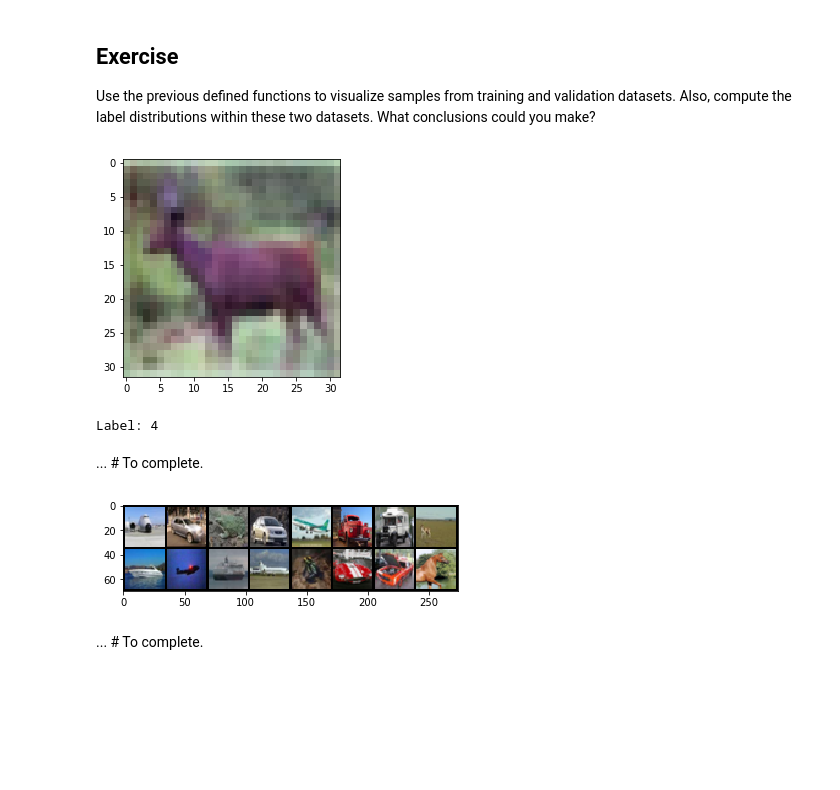
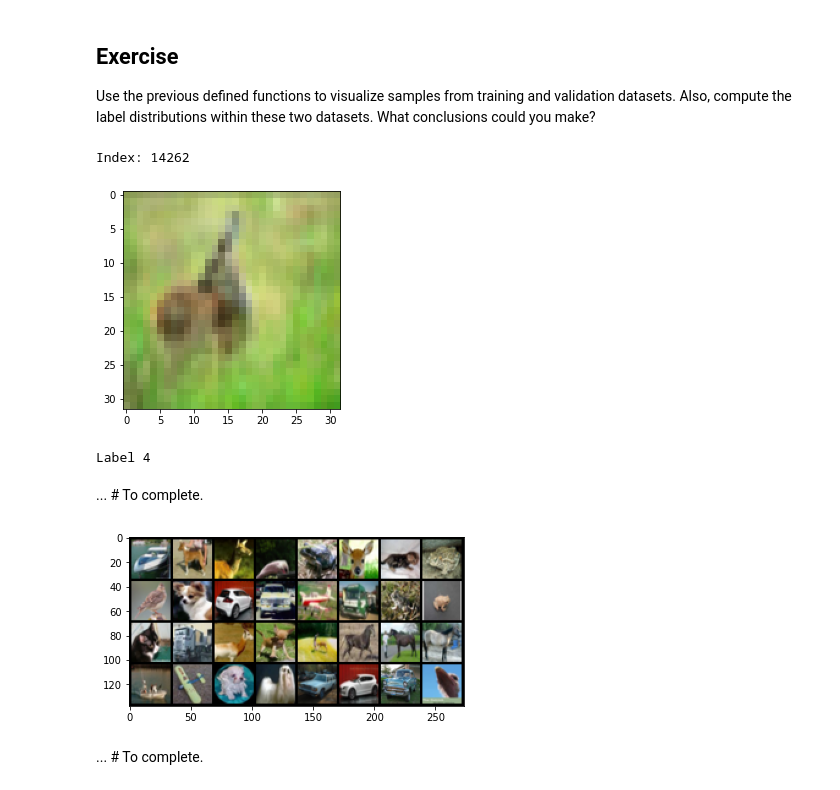
Before and after one commit to cic4k/IVADO_DL, a Jupyter notebook: tutorial1_data_exercise.ipynb, the cells around one changed output. Saved outputs shown, nothing was run; the diff lists cells and outputs as text; code cells hidden in the pictures; blank space fills up the shorter version.

```diff
--- a/tutorial1_data_exercise.ipynb
+++ b/tutorial1_data_exercise.ipynb
@@ -237,17 +239,24 @@ def plot_dataset_histogram(labels, title='Label distribution'):
 Use the previous defined functions to visualize samples from training and validation datasets. Also, compute the label distributions within these two datasets. What conclusions could you make?
 # %%
 # plot a given sample from the training dataset and retrieve its label
-... # To complete.
+
+r_sample_index = sampled_indices = np.random.choice(train_imgs.shape[0], 1, False)[0]
+print("Index:", r_sample_index)
+r_image, r_label = train_imgs[r_sample_index], train_labels[r_sample_index]
+
+plot_image(r_image)
+print("Label", r_label)
 # %% [output]
+Index: 14262
-[figure, old version]
+[figure, new version]
-Label: 4
+Label 4
 # %% [markdown]
 ... # To complete.
 # %%
 # plot random samples (e.g., 16) from the training dataset
-... # To complete.
+plot_random_images_from_dataset(train_imgs, 32)
 # %% [output]
-[figure, old version]
+[figure, new version]
 # %% [markdown]
 ... # To complete.
 # %%
```
Also changed, not shown: parts of 3 cells of this notebook.
